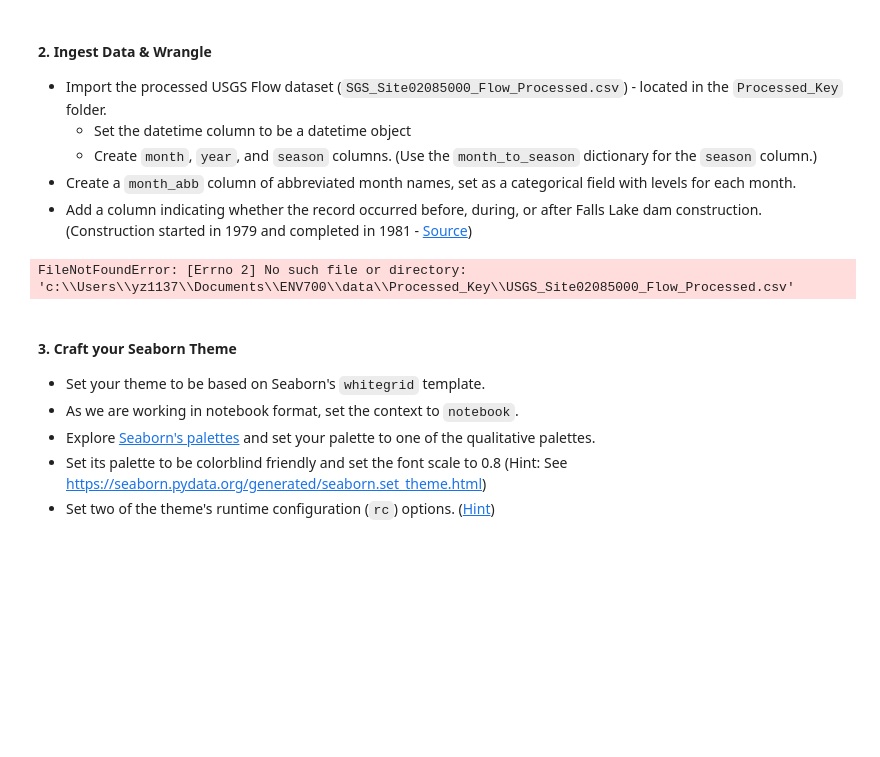
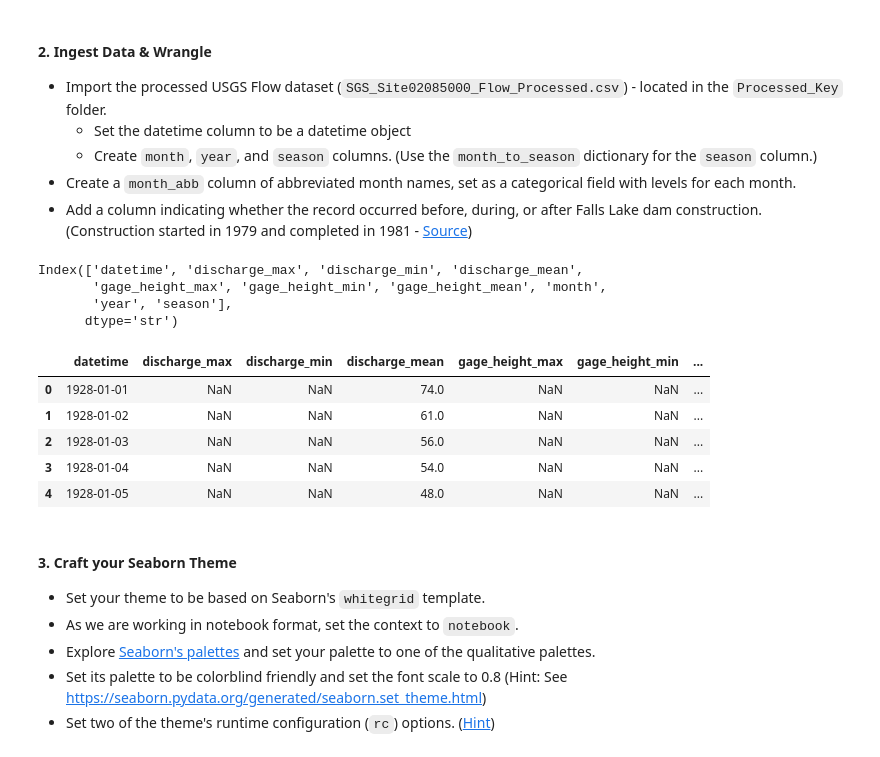
Before and after one commit to Amyzzz17/ENV700, a Jupyter notebook: lessons/M5-L-visualization-exercises.ipynb, the cells around one changed output. Drawn from its saved outputs; the diff is of its cells as text; code cells hidden in the pictures; blank space fills up the shorter version.

```diff
--- a/lessons/M5-L-visualization-exercises.ipynb
+++ b/lessons/M5-L-visualization-exercises.ipynb
@@ -50,7 +50,11 @@ USGS_flow = (
         season = lambda df: df['month'].map(month_to_season)
     )
 )
+USGS_flow.columns
 # %% [output]
-FileNotFoundError: [Errno 2] No such file or directory: 'c:\\Users\\yz1137\\Documents\\ENV700\\data\\Processed_Key\\USGS_Site02085000_Flow_Processed.csv'
+Index(['datetime', 'discharge_max', 'discharge_min', 'discharge_mean',
+       'gage_height_max', 'gage_height_min', 'gage_height_mean', 'month',
+       'year', 'season'],
+      dtype='str')
 # %%
 #Create a month category, with levels for each month
@@ -62,5 +74,13 @@ USGS_flow[month_abb] = pd.Categorical(
 # %%
 #Examine the dataframe
+USGS_flow.head()
+# %% [output]
+|  | datetime | discharge_max | discharge_min | discharge_mean | gage_height_max | gage_height_min | ... |
+| 0 | 1928-01-01 | NaN | NaN | 74.0 | NaN | NaN | ... |
+| 1 | 1928-01-02 | NaN | NaN | 61.0 | NaN | NaN | ... |
+| 2 | 1928-01-03 | NaN | NaN | 56.0 | NaN | NaN | ... |
+| 3 | 1928-01-04 | NaN | NaN | 54.0 | NaN | NaN | ... |
+| 4 | 1928-01-05 | NaN | NaN | 48.0 | NaN | NaN | ... |
 # %% [markdown]
 #### 3. Craft your Seaborn Theme
 * Set your theme to be based on Seaborn's `whitegrid` template.
```
Also changed, not shown: parts of 6 cells of this notebook, 4 other files.
